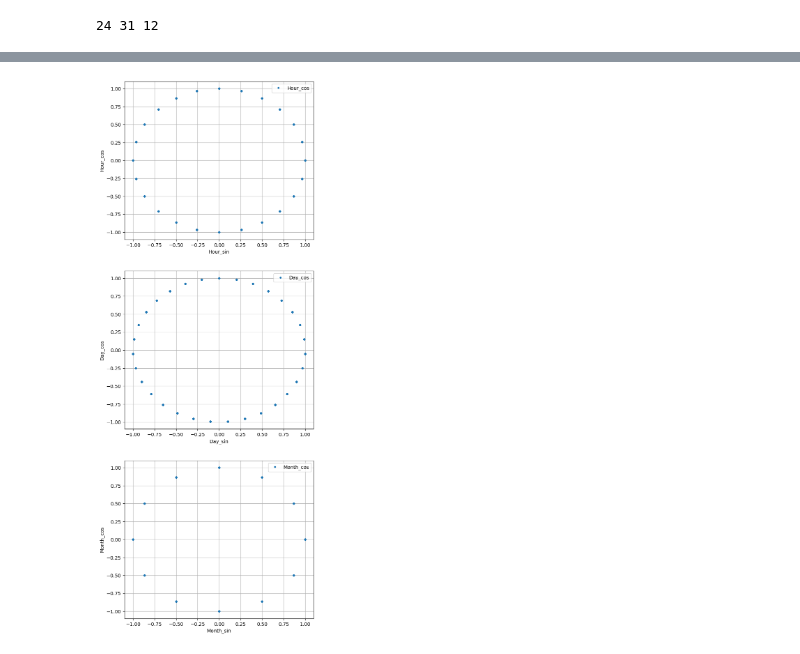
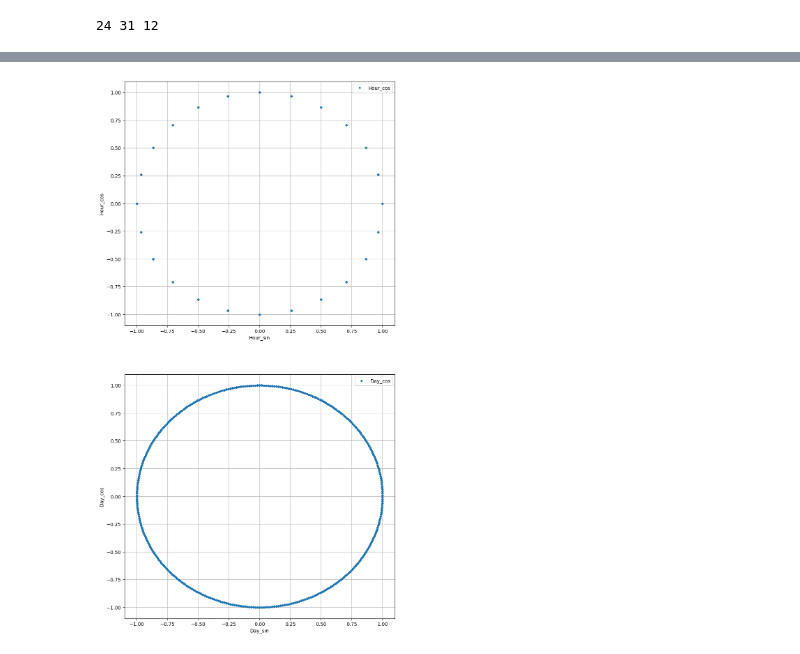
Before and after one commit to Aasneh/CS-361-Machine-Learning-Project, a Jupyter notebook: Code/Exploratory Data Analysis.ipynb, the cells around one changed output, grey strips where cells are left out. Saved outputs shown, nothing was run; the diff lists cells and outputs as text; code cells hidden in the pictures.

```diff
--- a/Code/Exploratory Data Analysis.ipynb
+++ b/Code/Exploratory Data Analysis.ipynb
@@ -83,6 +84,7 @@ df.plot(style='.',figsize=(20,10),title='PJME Energy Use in MW',x='Datetime',y='
 plt.xlabel('Datetime')
 plt.ylabel('PJME_MW')
 plt.show()
+df = df.reset_index(drop=True)
 # %% [output]
 [figure]
 # %% [markdown]
@@ -112,7 +115,7 @@ Plot_Day_Time(1,'10:00:00')
 lag_dict = dict(zip(df['Datetime'], df['PJME_MW']))
 df['Lag1'] = (df['Datetime']-pd.Timedelta('365 days')).map(lag_dict)
 df['Lag2'] = (df['Datetime']-pd.Timedelta('730 days')).map(lag_dict)
-df['Lag3'] = (df['Datetime']-pd.Timedelta('1,095 days')).map(lag_dict)
+# df['Lag3'] = (df['Datetime']-pd.Timedelta('1,095 days')).map(lag_dict)
 # %%
 df
 # %% [output]
@@ -200,6 +194,7 @@ plt.show()
 hour_in_day=df['Hour'].nunique()
 day_in_month=df['Day'].nunique()
 month_in_year=df['Month'].nunique()
+day_in_year = 366
 print(str(hour_in_day)+' '+str(day_in_month)+' '+str(month_in_year))
 # %% [output]
 24 31 12
@@ -206,31 +287,34 @@ print(str(hour_in_day)+' '+str(day_in_month)+' '+str(month_in_year))
 # %%
 df['Hour_sin'] = np.sin(2*np.pi*df['Hour']/hour_in_day)
 df['Hour_cos'] = np.cos(2*np.pi*df['Hour']/hour_in_day)
-df['Day_sin'] = np.sin(2*np.pi*df['Day']/day_in_month)
-df['Day_cos'] = np.cos(2*np.pi*df['Day']/day_in_month)
-df['Month_sin'] = np.sin(2*np.pi*df['Month']/month_in_year)
-df['Month_cos'] = np.cos(2*np.pi*df['Month']/month_in_year)
+
+Day_Sine = []
+Day_Cosine = []
+
+for i in range(0,len(df)):
+    Day_Sine.append(np.sin((2*(np.pi)*(CalculateDayIndex(df.iloc[i]['Day'],df.iloc[i]['Month'],df.iloc[i]['Year'])))/day_in_year))
+    Day_Cosine.append(np.cos((2*(np.pi)*(CalculateDayIndex(df.iloc[i]['Day'],df.iloc[i]['Month'],df.iloc[i]['Year'])))/day_in_year))
+    print(i)
+df['Day_sin'] = Day_Sine
+df['Day_cos'] = Day_Cosine
+# df['Month_sin'] = np.sin(2*np.pi*df['Month']/month_in_year)
+# df['Month_cos'] = np.cos(2*np.pi*df['Month']/month_in_year)
 # %%
-fig, axs = plt.subplots(3, 1,figsize=(7,20))
+fig, axs = plt.subplots(2, 1,figsize=(10,20))
 
 df.plot('Hour_sin','Hour_cos',ax=axs[0],style='.')
 axs[0].set_xlabel('Hour_sin')
 axs[0].set_ylabel('Hour_cos')
 axs[0].grid(True)
 
 df.plot('Day_sin','Day_cos',ax=axs[1],style='.')
 axs[1].set_xlabel('Day_sin')
 axs[1].set_ylabel('Day_cos')
 axs[1].grid(True)
 
-df.plot('Month_sin','Month_cos',ax=axs[2],style='.')
-axs[2].set_xlabel('Month_sin')
-axs[2].set_ylabel('Month_cos')
-axs[2].grid(True)
-
 plt.show()
 # %% [output]
-[figure, old version]
+[figure, new version]
 # %%
 df.columns
 # %% [output]
```
Also changed, not shown: parts of 19 cells of this notebook, 1 other file.
